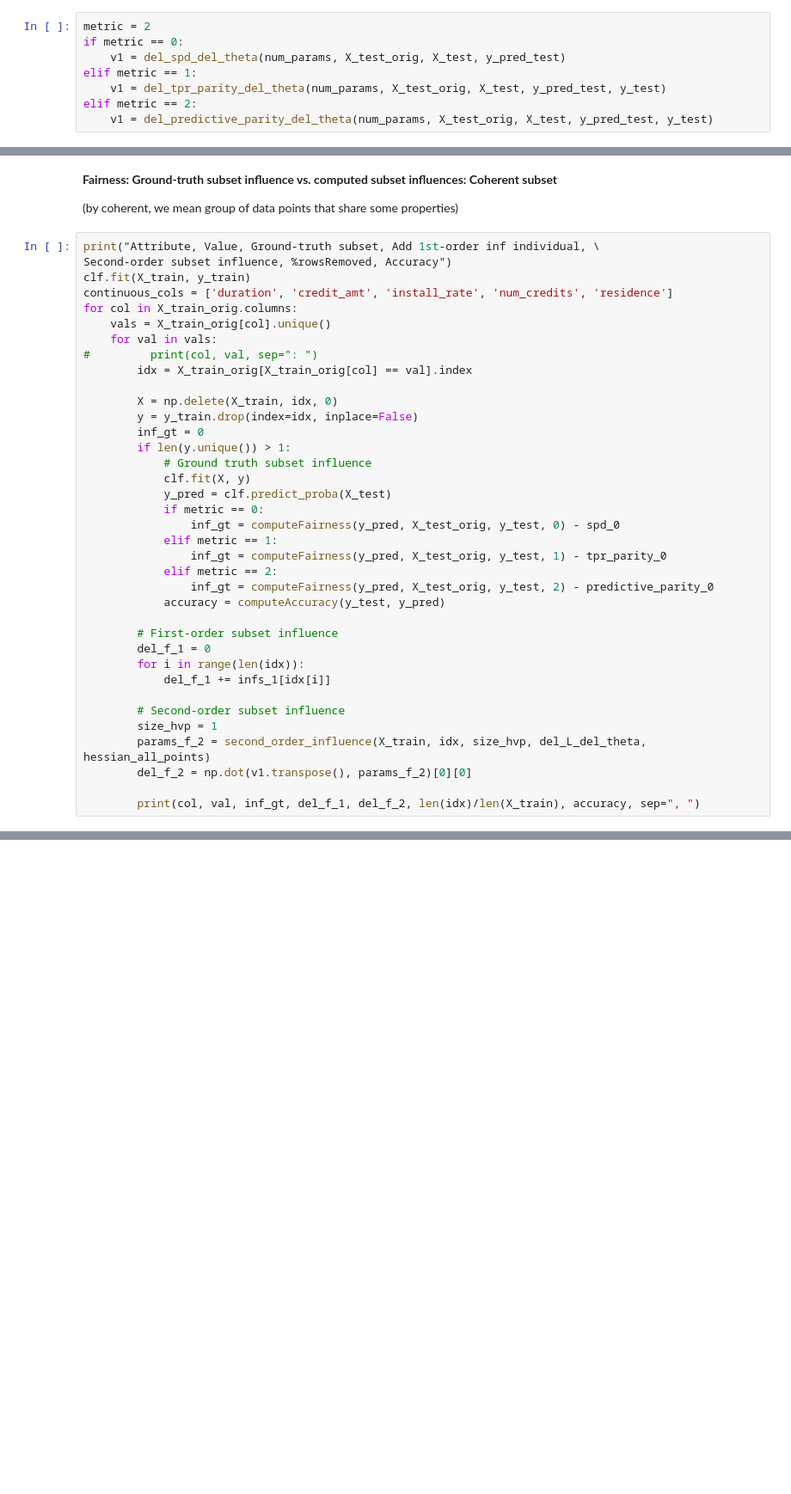
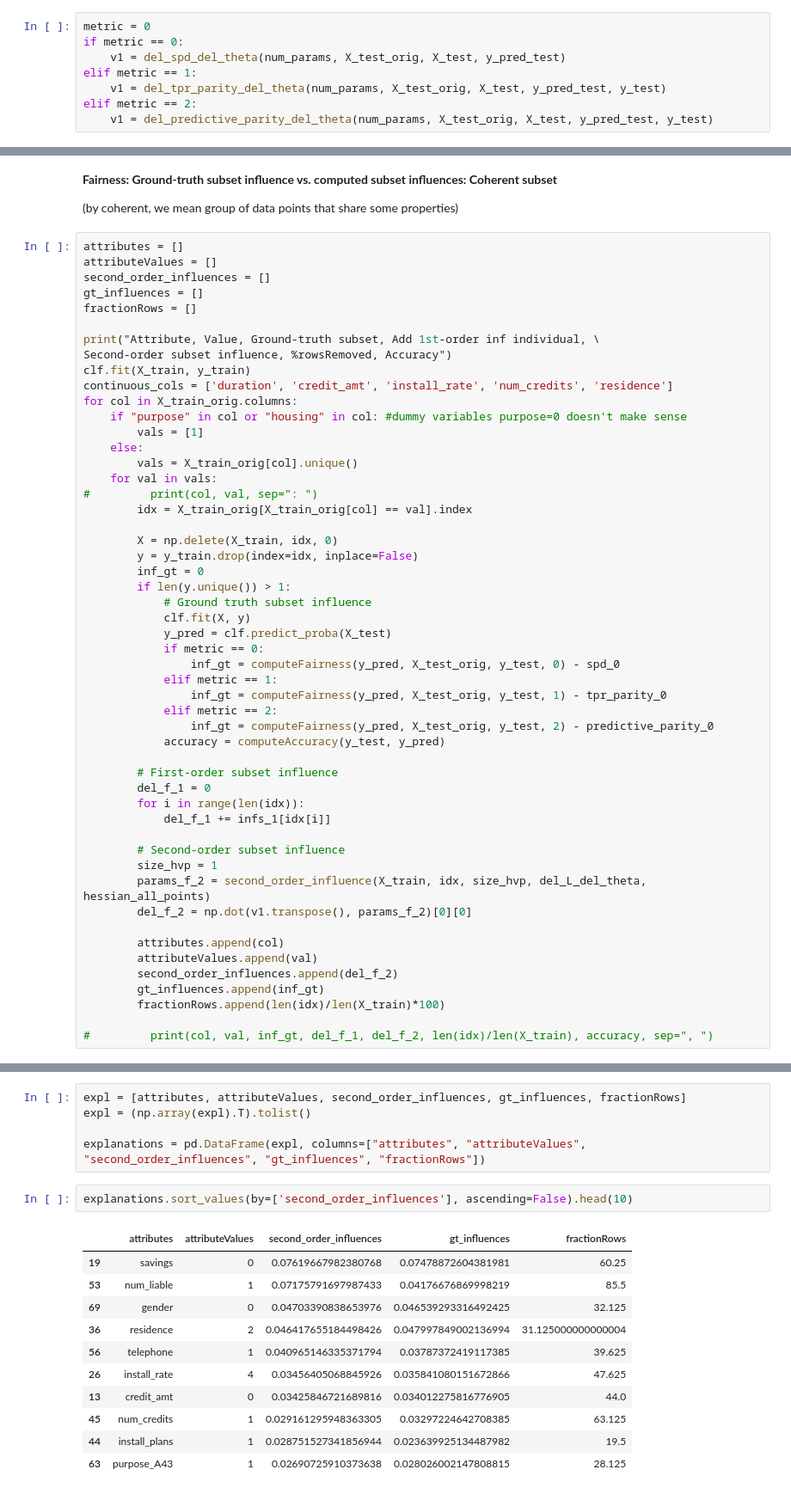
Before and after one commit to romilapradhan/gopher, a Jupyter notebook: german/if_predicates-german.ipynb, the cells around one changed output, grey strips where cells are left out. Shown at 86% size. Drawn from its saved outputs; the diff is of its cells as text; blank space fills up the shorter version.

Commit message:
predicate-second-order-inf

```diff
--- a/german/if_predicates-german.ipynb
+++ b/german/if_predicates-german.ipynb
@@ -432,7 +432,7 @@ for i in range(len(X_train)):
 # %% [markdown]
 *Select delta fairness function depending on selected metric*
 # %%
-metric = 2
+metric = 0
 if metric == 0:
     v1 = del_spd_del_theta(num_params, X_test_orig, X_test, y_pred_test)
 elif metric == 1:
@@ -561,12 +561,21 @@ Ground-truth subset, Add 1st-order inf individual, Second-order subset influence
 
 (by coherent, we mean group of data points that share some properties)
 # %%
+attributes = []
+attributeValues = []
+second_order_influences = []
+gt_influences = []
+fractionRows = []
+
 print("Attribute, Value, Ground-truth subset, Add 1st-order inf individual, \
 Second-order subset influence, %rowsRemoved, Accuracy")
 clf.fit(X_train, y_train)
 continuous_cols = ['duration', 'credit_amt', 'install_rate', 'num_credits', 'residence']
 for col in X_train_orig.columns:
-    vals = X_train_orig[col].unique()
+    if "purpose" in col or "housing" in col: #dummy variables purpose=0 doesn't make sense
+        vals = [1]
+    else:
+        vals = X_train_orig[col].unique()
     for val in vals:
 #         print(col, val, sep=": ")
         idx = X_train_orig[X_train_orig[col] == val].index
@@ -596,6 +605,12 @@ for col in X_train_orig.columns:
         params_f_2 = second_order_influence(X_train, idx, size_hvp, del_L_del_theta, hessian_all_points)
         del_f_2 = np.dot(v1.transpose(), params_f_2)[0][0]
 
-        print(col, val, inf_gt, del_f_1, del_f_2, len(idx)/len(X_train), accuracy, sep=", ")
+        attributes.append(col)
+        attributeValues.append(val)
+        second_order_influences.append(del_f_2)
+        gt_influences.append(inf_gt)
+        fractionRows.append(len(idx)/len(X_train)*100)
+
+#         print(col, val, inf_gt, del_f_1, del_f_2, len(idx)/len(X_train), accuracy, sep=", ")
 # %% [output]
 Attribute, Value, Ground-truth subset, Add 1st-order inf individual, Second-order subset influence, %rowsRemoved, Accuracy
@@ -617,0 +617,19 @@ housing_A153, 1, 0.009958096706179864, 0.006842606981552387, 0.00955606951404743
+# %%
+expl = [attributes, attributeValues, second_order_influences, gt_influences, fractionRows]
+expl = (np.array(expl).T).tolist()
+
+explanations = pd.DataFrame(expl, columns=["attributes", "attributeValues", "second_order_influences", "gt_influences", "fractionRows"])
+# %%
+explanations.sort_values(by=['second_order_influences'], ascending=False).head(10)
+# %% [output]
+|  | attributes | attributeValues | second_order_influences | gt_influences | fractionRows |
+| 19 | savings | 0 | 0.07619667982380768 | 0.07478872604381981 | 60.25 |
+| 53 | num_liable | 1 | 0.07175791697987433 | 0.04176676869998219 | 85.5 |
+| 69 | gender | 0 | 0.04703390838653976 | 0.046539293316492425 | 32.125 |
+| 36 | residence | 2 | 0.046417655184498426 | 0.047997849002136994 | 31.125000000000004 |
+| 56 | telephone | 1 | 0.040965146335371794 | 0.03787372419117385 | 39.625 |
+| 26 | install_rate | 4 | 0.03456405068845926 | 0.035841080151672866 | 47.625 |
+| 13 | credit_amt | 0 | 0.03425846721689816 | 0.034012275816776905 | 44.0 |
+| 45 | num_credits | 1 | 0.029161295948363305 | 0.03297224642708385 | 63.125 |
+| 44 | install_plans | 1 | 0.028751527341856944 | 0.023639925134487982 | 19.5 |
+| 63 | purpose_A43 | 1 | 0.02690725910373638 | 0.028026002147808815 | 28.125 |
```
Also changed, not shown: parts of 4 cells of this notebook.
